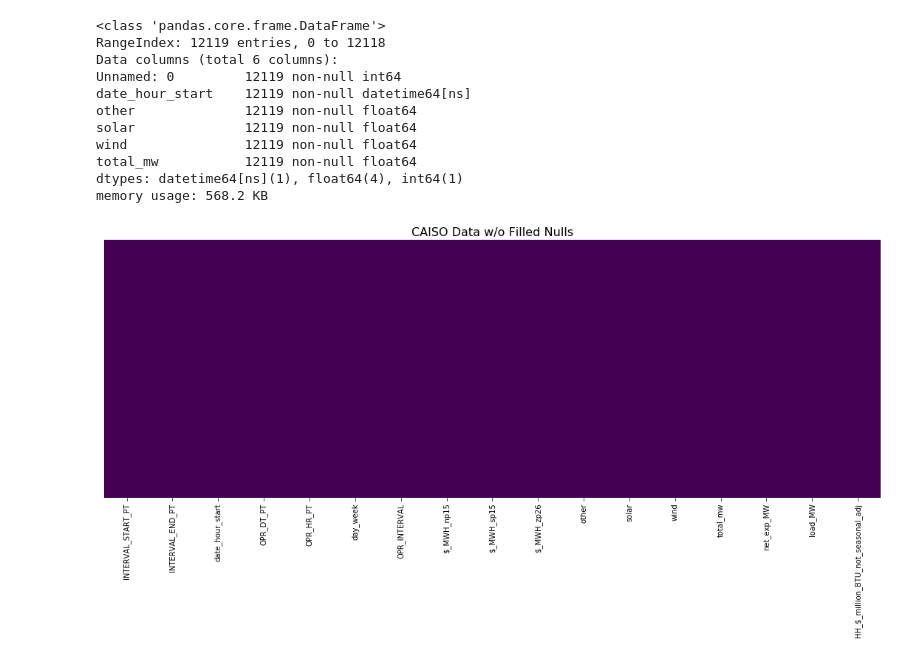
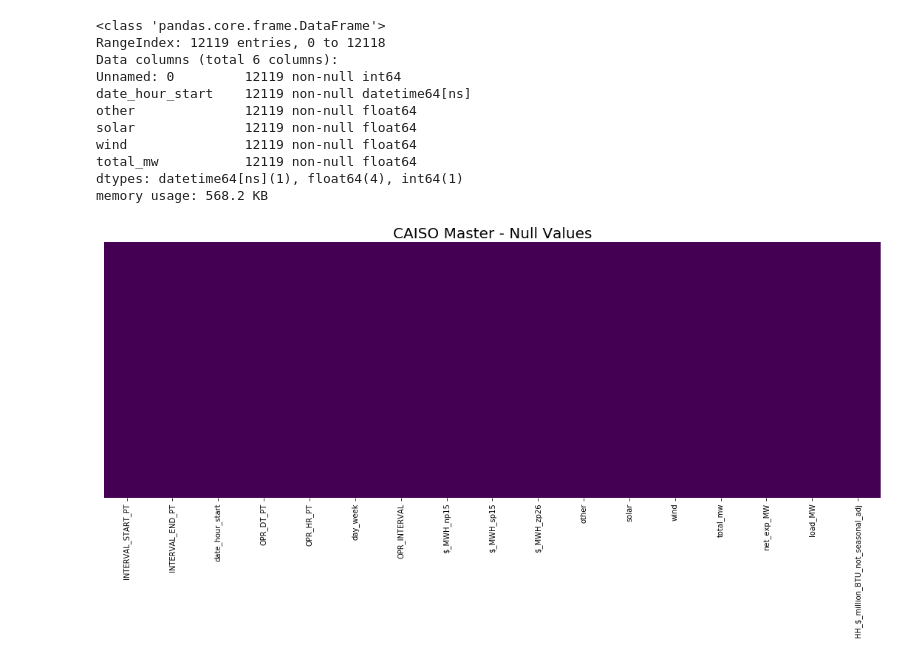
Before and after one commit to Morgan-Sell/caiso-price-forecast, a Jupyter notebook: caiso-eda.ipynb, the cells around one changed output. Drawn from its saved outputs; the diff is of its cells as text; code cells hidden in the pictures.

```diff
--- a/caiso-eda.ipynb
+++ b/caiso-eda.ipynb
@@ -639,7 +639,7 @@ caiso_master.to_csv('data/caiso_master.csv')
 # %%
 plt.figure(figsize=(15,8))
 sns.heatmap(caiso_master.isnull(), yticklabels=False, cbar=False, cmap='viridis')
-plt.title('CAISO Data w/o Filled Nulls', fontsize=16)
+plt.title('CAISO Master - Null Values', fontsize=20)
 plt.tight_layout();
 # %% [output]
-[figure, old version]
+[figure, new version]
```
Also changed, not shown: parts of 21 cells of this notebook.
